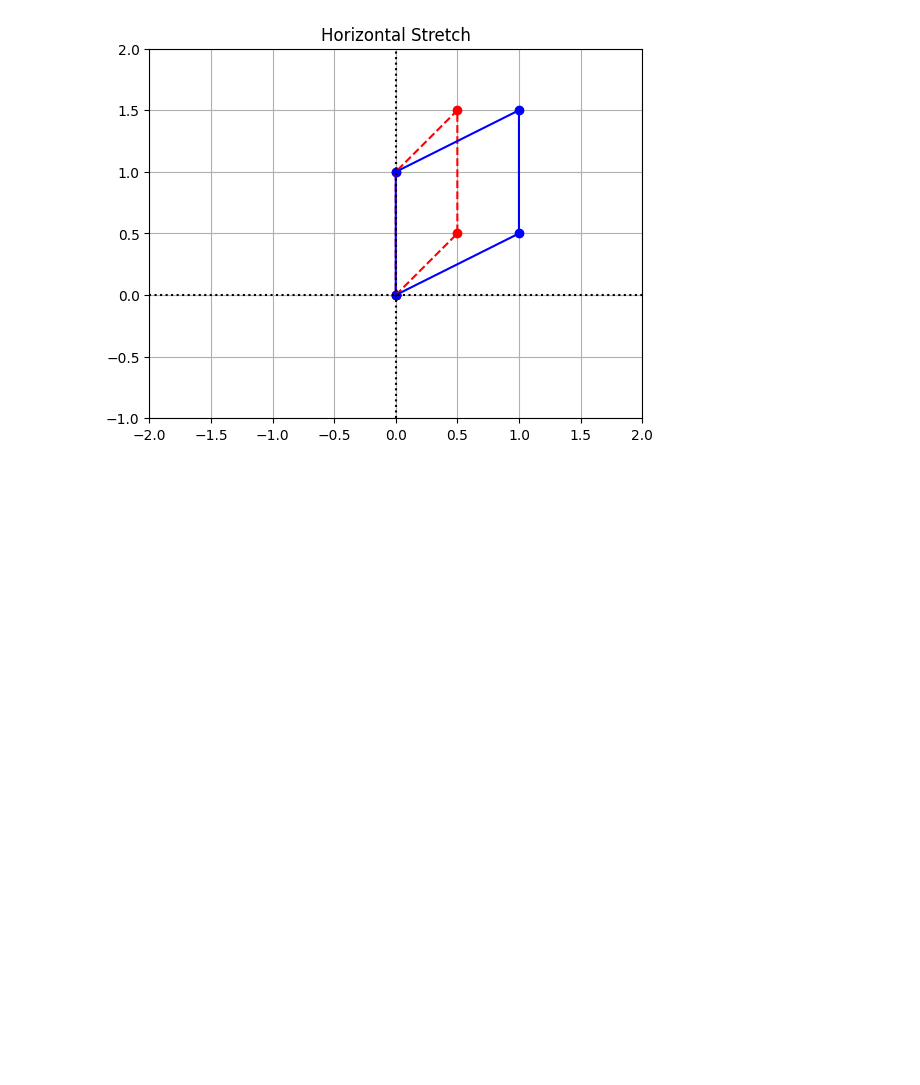
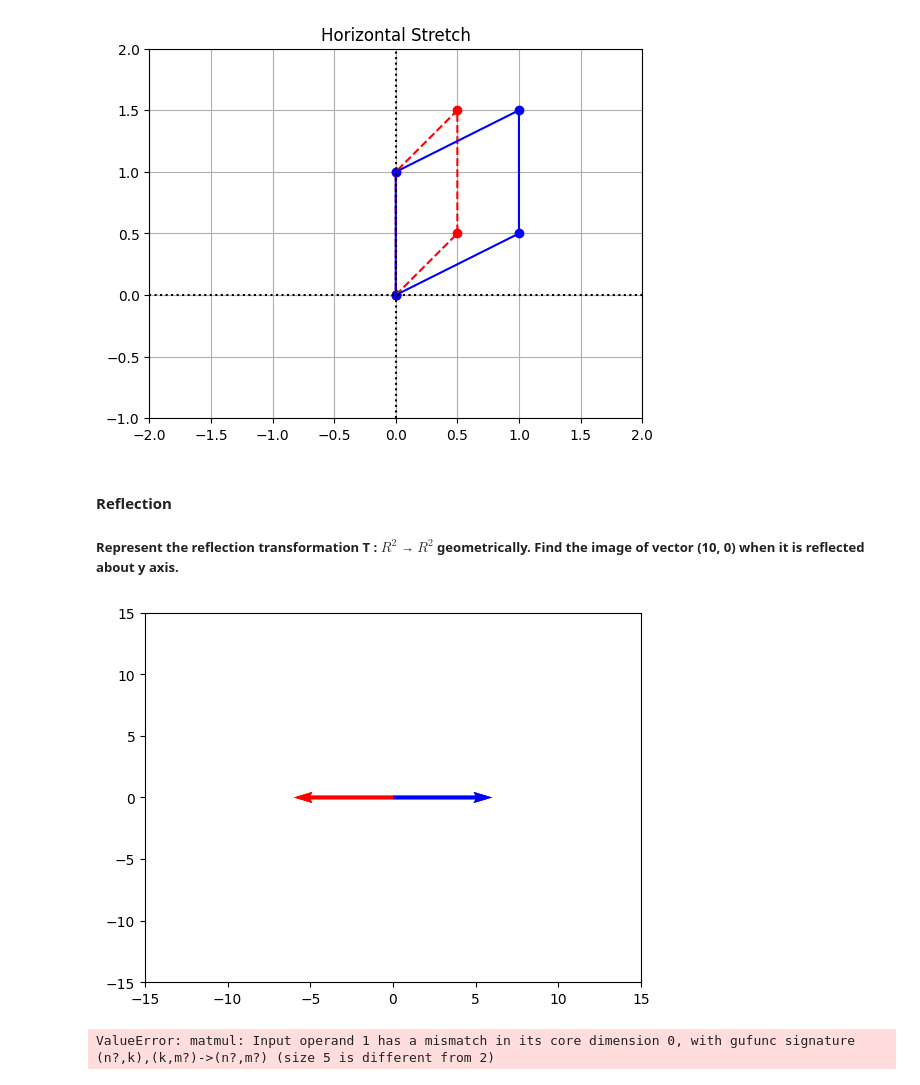
Before and after one commit to Nistha27/Maths-with-Python, a Jupyter notebook: LAB -02/Vector_Space.ipynb, the cells around one changed output. Saved outputs shown, nothing was run; the diff lists cells and outputs as text; code cells hidden in the pictures; blank space fills up the shorter version.

```diff
--- a/LAB -02/Vector_Space.ipynb
+++ b/LAB -02/Vector_Space.ipynb
@@ -139,3 +139,62 @@ ax.set_title("Horizontal Stretch")
 plt.show()
 # %% [output]
 [figure]
+# %% [markdown]
+#### Reflection
+
+##### Represent the reflection transformation T : $R^2$ → $R^2$ geometrically. Find the image of vector (10, 0) when it is reflected about y axis.
+# %%
+import numpy as np
+import matplotlib.pyplot as plt
+
+V = np.array([[10, 0]])
+origin = np.array([[0, 0], [0, 0]])  # origin point
+A = np.matrix([[-1, 0], [0, 1]])
+V1 = np.matrix(V)
+V2 = A * np.transpose(V1)
+V2 = np.array(V2)
+
+plt.quiver(*origin, V[:, 0], V[:, 1], color='b', scale=50)
+plt.quiver(*origin, V2[0, :], V2[1, :], color='r', scale=50)
+
+# Adjust the axis limits for better visualization
+plt.xlim(-15, 15)
+plt.ylim(-15, 15)
+
+plt.show()
+# %% [output]
+[figure, added]
+# %%
+import numpy as np
+import matplotlib.pyplot as plt
+
+# Define your coordinates
+coords = np.array([[0, 0], [0.5, 0.5], [0.5, 1.5], [0, 1], [0, 0]])
+
+B = np.array([[-1, 0], [0, 1]])
+B_coords = B @ coords
+x_LT2 = B_coords[0, :]
+y_LT2 = B_coords[1, :]
+
+# Create the figure and axes objects
+fig, ax = plt.subplots()
+
+# Plot the points. x and y are original vectors, x_LT2 and y_LT2 are images
+ax.plot(coords[0, :], coords[1, :], 'ro')
+ax.plot(x_LT2, y_LT2, 'bo')
+
+# Connect the points by lines
+ax.plot(coords[0, :], coords[1, :], 'r', ls="--")
+ax.plot(x_LT2, y_LT2, 'b')
+
+# Edit some settings
+ax.axvline(x=0, color="k", ls=":")
+ax.axhline(y=0, color="k", ls=":")
+ax.grid(True)
+ax.axis([-2, 2, -1, 2])
+ax.set_aspect('equal')
+ax.set_title("Reflection")
+
+plt.show()
+# %% [output]
+ValueError: matmul: Input operand 1 has a mismatch in its core dimension 0, with gufunc signature (n?,k),(k,m?)->(n?,m?) (size 5 is different from 2)
```
